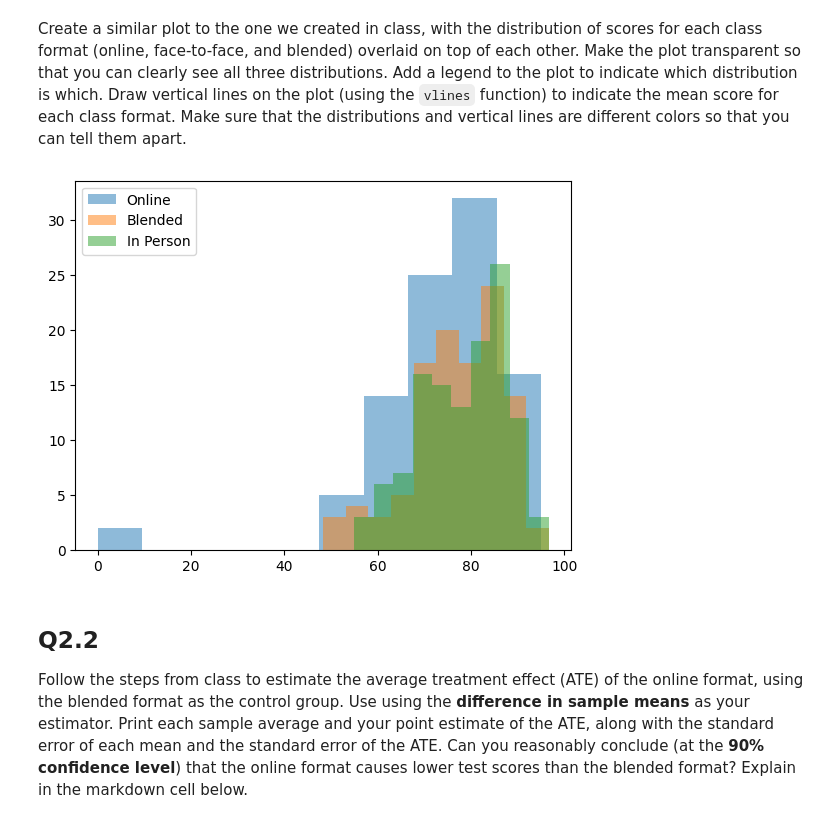
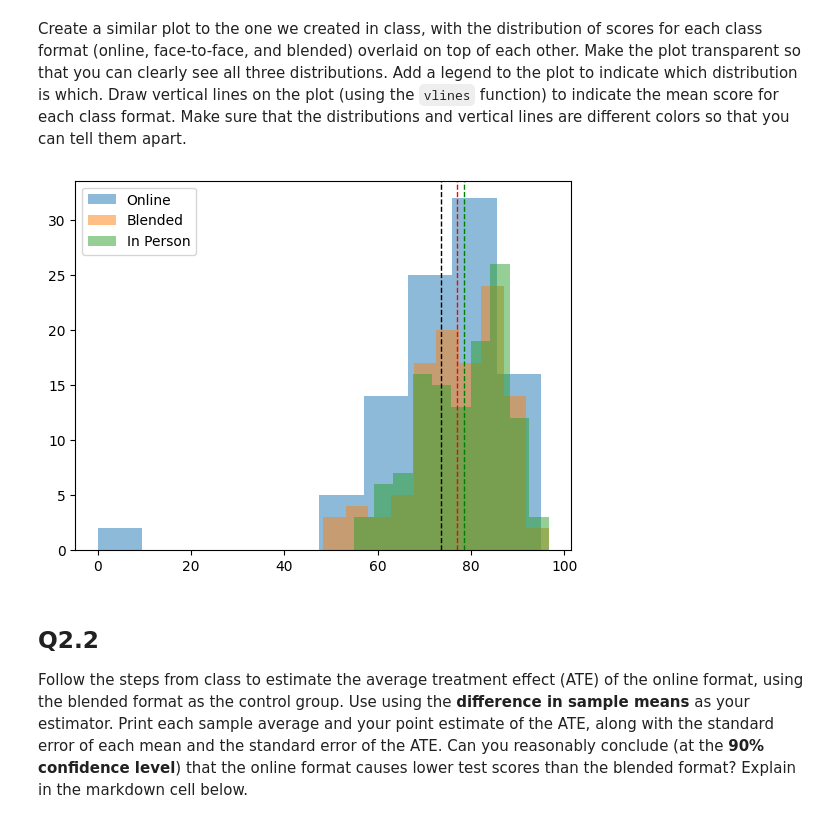
Before and after one commit to ubcecon/ECON526, a Jupyter notebook: problem_sets/problem_set_5.ipynb, the cells around one changed output. Drawn from its saved outputs; the diff is of its cells as text; code cells hidden in the pictures.

```diff
--- a/problem_sets/problem_set_5.ipynb
+++ b/problem_sets/problem_set_5.ipynb
@@ -195,19 +195,23 @@ different colors so that you can tell them apart.
 # %%
 # your code here
 fig, ax = plt.subplots()
 mask_ol = df_online['format_ol'] == 1
 mask_blended = df_online['format_blended'] == 1
 mask_inperson = (df_online['format_ol'] == 0) & (df_online['format_blended'] == 0)
 
 ax.hist(df_online[mask_ol]['falsexam'], alpha=0.5, label='Online')
 ax.hist(df_online[mask_blended]['falsexam'], alpha=0.5, label='Blended')
 ax.hist(df_online[mask_inperson]['falsexam'], alpha=0.5, label='In Person')
 
+ax.axvline(df_online[mask_ol]['falsexam'].mean(), color='black', linestyle='dashed', linewidth=1)
+ax.axvline(df_online[mask_blended]['falsexam'].mean(), color='red', linestyle='dashed', linewidth=1)
+ax.axvline(df_online[mask_inperson]['falsexam'].mean(), color='green', linestyle='dashed', linewidth=1)
+
 ax.legend()
 ax.patch.set_alpha(0.2)
 plt.show()
 # %% [output]
-[figure, old version]
+[figure, new version]
 # %% [markdown]
 ## Q2.2
 
```
Also changed, not shown: parts of 2 cells of this notebook.
